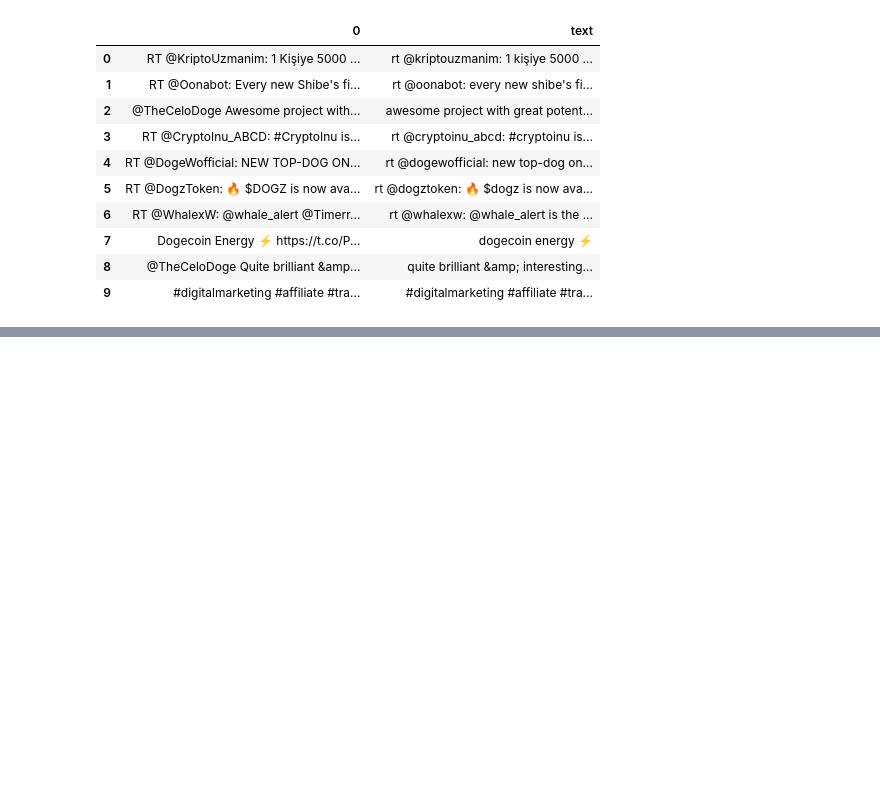
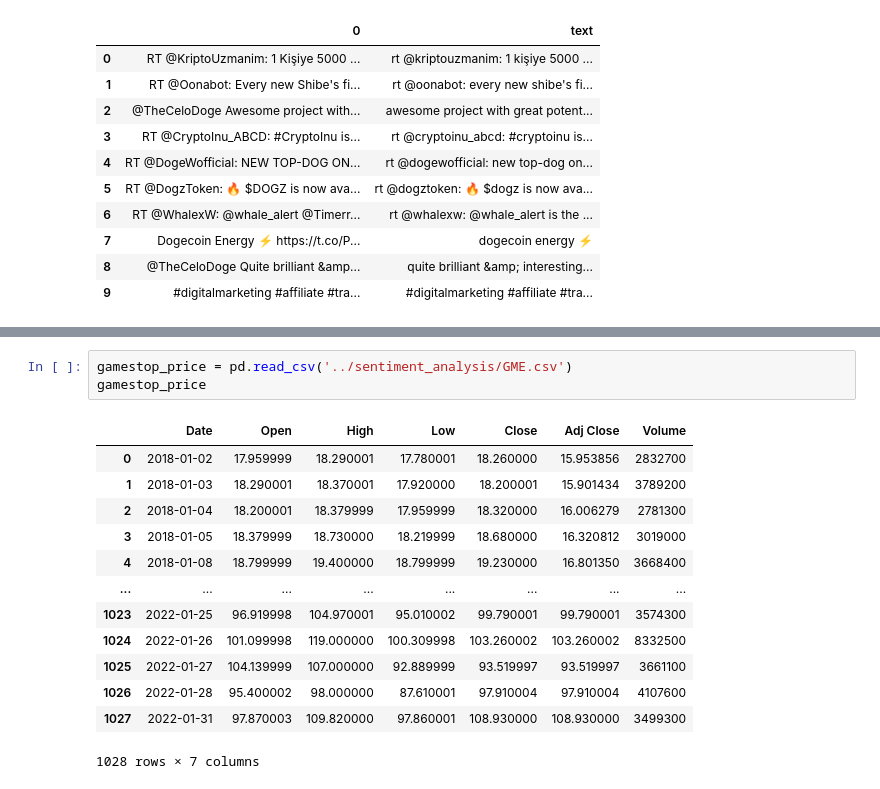
Before and after one commit to ruanty/sentiment_analysis, a Jupyter notebook: social_sentiment_analysis.ipynb, the cells around one changed output, grey strips where cells are left out. Cells and saved outputs as stored; diff of their text form; blank space fills up the shorter version.

```diff
--- a/social_sentiment_analysis.ipynb
+++ b/social_sentiment_analysis.ipynb
@@ -181,0 +203,17 @@ tweets.head(10)
+# %%
+gamestop_price = pd.read_csv('../sentiment_analysis/GME.csv')
+gamestop_price
+# %% [output]
+|  | Date | Open | High | Low | Close | Adj Close | Volume |
+| 0 | 2018-01-02 | 17.959999 | 18.290001 | 17.780001 | 18.260000 | 15.953856 | 2832700 |
+| 1 | 2018-01-03 | 18.290001 | 18.370001 | 17.920000 | 18.200001 | 15.901434 | 3789200 |
+| 2 | 2018-01-04 | 18.200001 | 18.379999 | 17.959999 | 18.320000 | 16.006279 | 2781300 |
+| 3 | 2018-01-05 | 18.379999 | 18.730000 | 18.219999 | 18.680000 | 16.320812 | 3019000 |
+| 4 | 2018-01-08 | 18.799999 | 19.400000 | 18.799999 | 19.230000 | 16.801350 | 3668400 |
+| ... | ... | ... | ... | ... | ... | ... | ... |
+| 1023 | 2022-01-25 | 96.919998 | 104.970001 | 95.010002 | 99.790001 | 99.790001 | 3574300 |
+| 1024 | 2022-01-26 | 101.099998 | 119.000000 | 100.309998 | 103.260002 | 103.260002 | 8332500 |
+| 1025 | 2022-01-27 | 104.139999 | 107.000000 | 92.889999 | 93.519997 | 93.519997 | 3661100 |
+| 1026 | 2022-01-28 | 95.400002 | 98.000000 | 87.610001 | 97.910004 | 97.910004 | 4107600 |
+| 1027 | 2022-01-31 | 97.870003 | 109.820000 | 97.860001 | 108.930000 | 108.930000 | 3499300 |
+1028 rows × 7 columns
```
Also changed, not shown: parts of 3 cells of this notebook.
